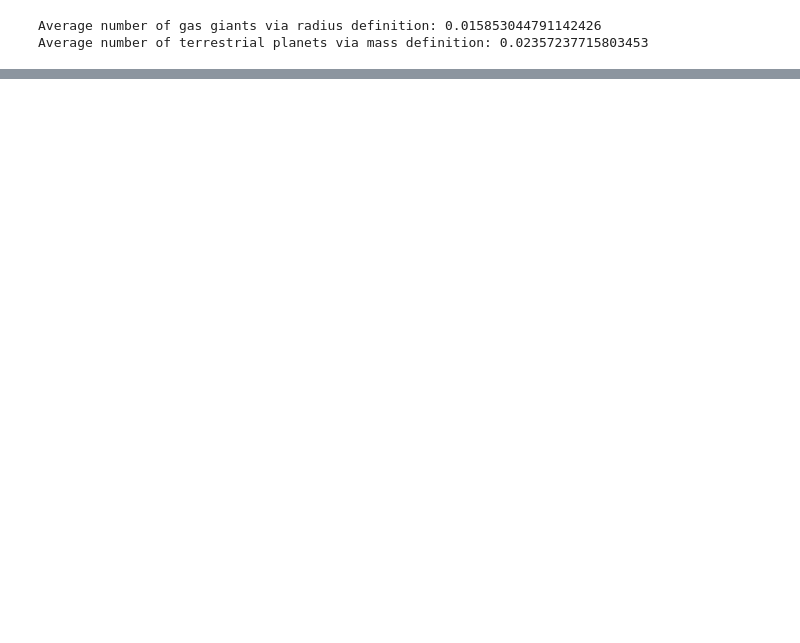
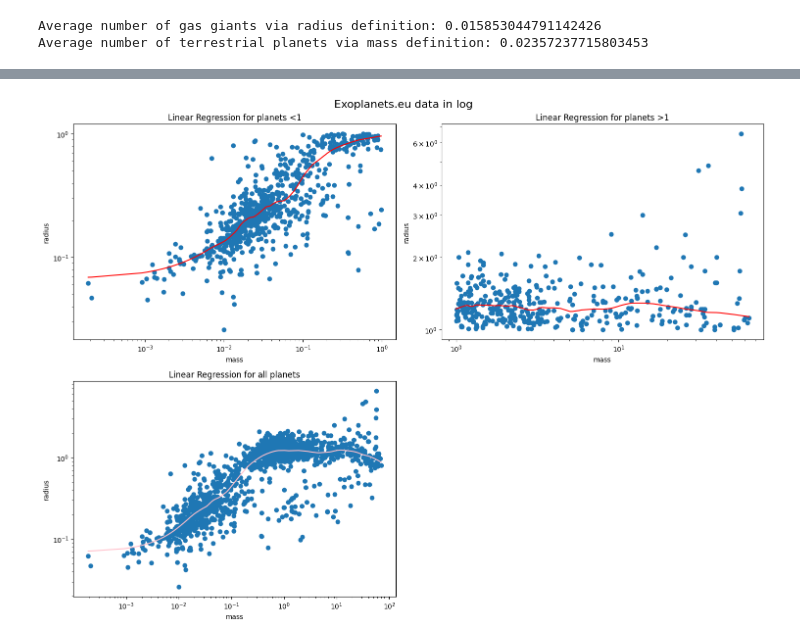
Before and after one commit to samkampitsch/data-and-statistics, a Jupyter notebook: Exoplanet_Mass_Radius/Exoplanets.ipynb, the cells around one changed output, grey strips where cells are left out. Saved outputs shown, nothing was run; the diff lists cells and outputs as text; code cells hidden in the pictures; blank space fills up the shorter version.

```diff
--- a/Exoplanet_Mass_Radius/Exoplanets.ipynb
+++ b/Exoplanet_Mass_Radius/Exoplanets.ipynb
@@ -624,0 +601,53 @@ plt.show() # Bananen san gelb
+# %%
+plt.figure(figsize=(15, 11))
+plt.suptitle('Exoplanets.eu data in log', fontsize=16)
+
+plt.subplot(2,2,1)
+plt.title("Linear Regression for planets <1")
+filtered_data = data[(data['radius']<1) & (data['mass']<1)]
+x= filtered_data["mass"]
+y= filtered_data['radius']
+
+plt.scatter(x,y)
+plt.xscale("log")
+plt.yscale("log")
+plt.xlabel('mass')
+plt.ylabel('radius')
+s = sm.nonparametric.lowess(exog=x,endog=y, frac=0.2)
+plt.plot(s[:,0],s[:,1], color="red")
+
+
+
+plt.subplot(2,2,2)
+plt.title("Linear Regression for planets >1")
+filtered_data_1 = data[(data['radius']>=1) & (data['mass']>=1)]
+x= filtered_data_1["mass"]
+y= filtered_data_1['radius']
+
+plt.scatter(x,y)
+plt.xscale("log")
+plt.yscale("log")
+plt.xlabel('mass')
+plt.ylabel('radius')
+s = sm.nonparametric.lowess(exog=x,endog=y, frac=0.2)
+plt.plot(s[:,0],s[:,1], color="red")
+
+
+
+plt.subplot(2,2,3)
+plt.title("Linear Regression for all planets")
+x = data["mass"]
+y = data["radius"]
+
+plt.scatter(x,y)
+plt.xscale("log")
+plt.yscale("log")
+plt.xlabel('mass')
+plt.ylabel('radius')
+smoothed = sm.nonparametric.lowess(exog=x, endog=y, frac=0.2)
+plt.plot(smoothed[:,0], smoothed[:,1], color ="pink")
+
+plt.tight_layout()
+plt.show()
+# %% [output]
+[figure, added]
```
Also changed, not shown: parts of 40 cells of this notebook.
